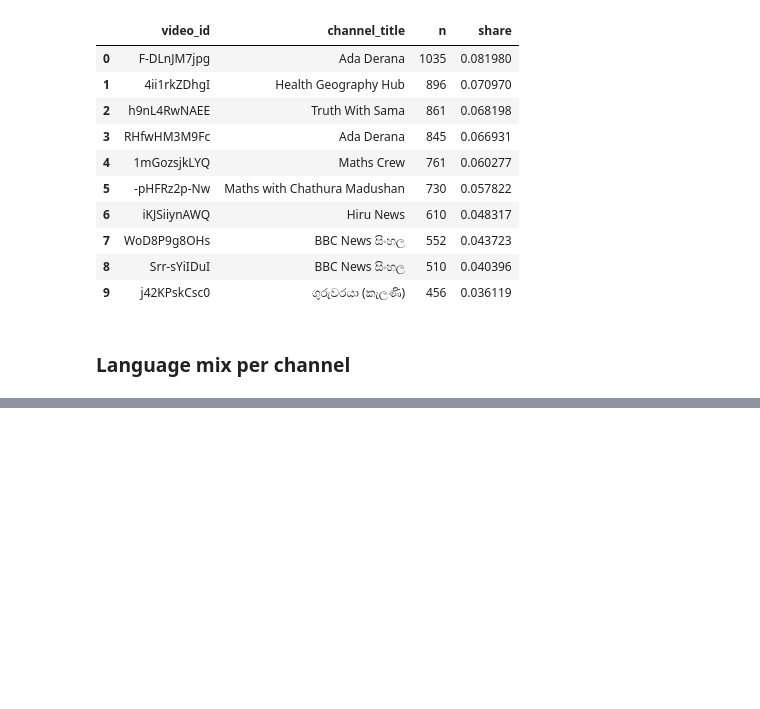
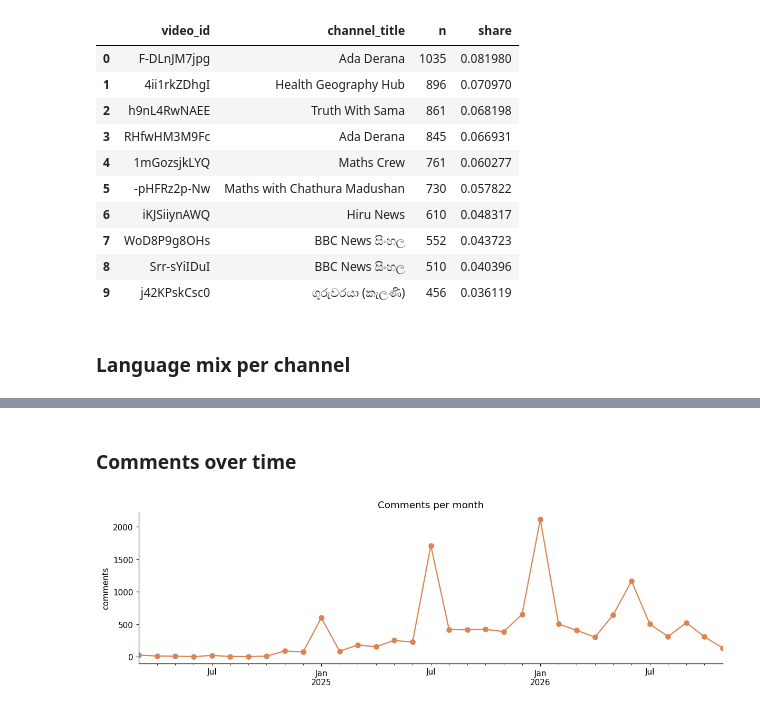
Before and after one commit to SithmiDesilva/Voices-on-School-Reform-An-NLP-Analysis-of-Sri-Lankan-YouTube-Comments, a Jupyter notebook: Voices_on_School_Reform_An_NLP_Analysis_of_Sri_Lankan_YouTube_Comments.ipynb, the cells around one changed output, grey strips where cells are left out. Drawn from its saved outputs; the diff is of its cells as text; code cells hidden in the pictures; blank space fills up the shorter version.

Commit message:
Comments over time

```diff
--- a/Voices_on_School_Reform_An_NLP_Analysis_of_Sri_Lankan_YouTube_Comments.ipynb
+++ b/Voices_on_School_Reform_An_NLP_Analysis_of_Sri_Lankan_YouTube_Comments.ipynb
@@ -692,3 +692,12 @@ pd.crosstab(corpus.channel_title, corpus.lang_group, margins=True).sort_values('
 | ᵐʳ.𝐊𝐚𝐮𝐬𝐡𝐚𝐥𝐲𝐚_𝐎𝐟𝐟𝐢𝐜𝐢𝐚𝐥 | 336 | 14 | 20 | 4 | 34 | 408 |
 | Study with me | 223 | 38 | 56 | 20 | 41 | 378 |
 | GK Challenge | 69 | 11 | 238 | 2 | 48 | 368 |
+# %% [markdown]
+### Comments over time
+# %%
+monthly = corpus.set_index('comment_published_at').resample('MS').size()
+ax = monthly.plot(figsize=(11, 3.5), marker='o', color='#DD8452')
+ax.set(title='Comments per month', xlabel='', ylabel='comments')
+plt.tight_layout(); plt.savefig(FIG_DIR / 't1_timeline.png', bbox_inches='tight'); plt.show()
+# %% [output]
+[figure, added]
```
